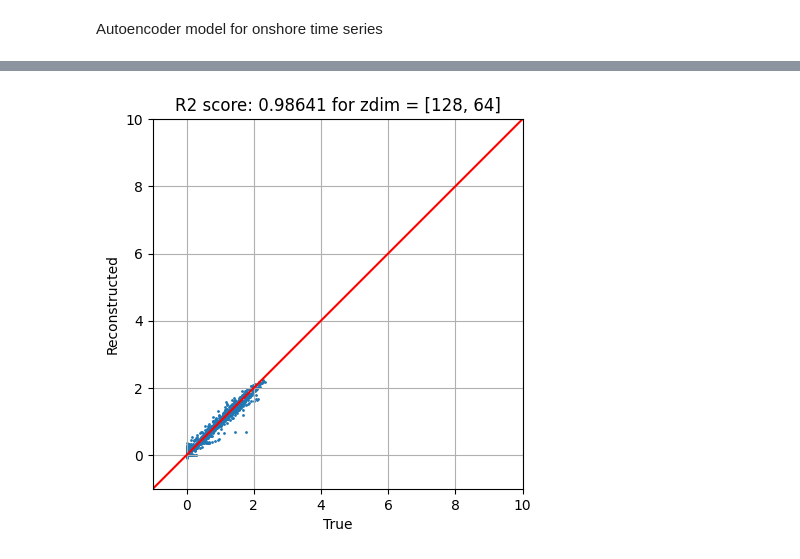
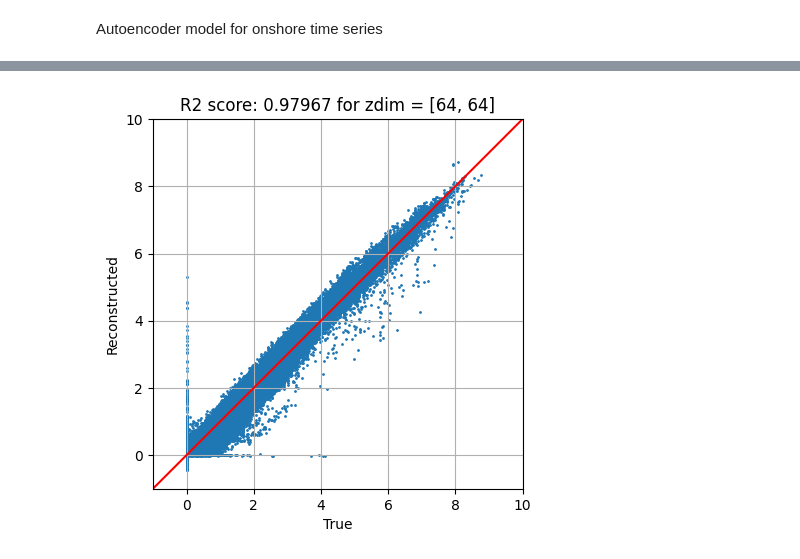
Before and after one commit to naveenragur/ML4SicilyTsunami, a Jupyter notebook: scripts/workflow_onshoreCT.ipynb, the cells around one changed output, grey strips where cells are left out. Cells and saved outputs as stored; diff of their text form; code cells hidden in the pictures.

```diff
--- a/scripts/workflow_onshoreCT.ipynb
+++ b/scripts/workflow_onshoreCT.ipynb
@@ -497,5 +491,6 @@ NoFold,epoch:3381,training loss: 0.00215,val loss: 0.06841,test loss: 0.52212
 # %%
-model = torch.load(f"./../model/{reg}/out/model_onshore_zdim_[128, 64]_epoch_600.pt")
+zlist = [64,64]
+model = torch.load(f"./../model/{reg}/out/model_onshore_zdim_{zlist}_epoch_8600.pt")
 #read model from file for testing
 # %%
 summary(model,(xy,))
@@ -553,0 +579,8 @@ test loss: 0.00191
+# %%
+#93,200,139,267,314
+eve_no = 314
+eve = test_ids[eve_no]
+#count number of grids with max height > 0.5
+test_05 = np.count_nonzero(test_data[eve_no, :] > 0.05)
+recon_05 = np.count_nonzero(predic[eve_no, :] > 0.05)
+print(f"test_05: {test_05}, recon_05: {recon_05}")
@@ -554,22 +589,14 @@ test loss: 0.00191
 # %%
-eve_no = 32
 # Plot results max depth and error for one event with basemap around sicily
-
 #grid map
 error2fill = np.zeros(d_array.shape[1:])
 depth2fill = np.zeros(d_array.shape[1:])
 
-print(min(predic[eve_no,:]))
+print(min(predic[eve_no,:]),max(predic[eve_no,:]))
 
-#fill only first 50k non zero grids with the depth and error
 zero_mask = np.load('../data/processed/CT_zero_mask.npy')
-non_zero_mask=~zero_mask
-print(np.count_nonzero(non_zero_mask))
-idx = np.flatnonzero(non_zero_mask)[50000:]
-non_zero_mask.flat[idx] = False
-
-error2fill[non_zero_mask] = test_data[eve_no, :] - predic[eve_no, :]
-depth2fill[non_zero_mask] = predic[eve_no,:]
+error2fill[~zero_mask] = test_data[eve_no, :] - predic[eve_no, :]
+depth2fill[~zero_mask] = predic[eve_no,:]
 
 plt.scatter(test_data[eve_no,:], predic[eve_no,:], s=1)
 plt.title(f"R2 score: {r2_score(test_data[eve_no,:], predic[eve_no,:]):.5f} for zdim = {zlist}")
@@ -581,11 +608,6 @@ plt.grid()
 plt.xlabel('True')
 plt.ylabel('Reconstructed')
 plt.show()
-
-all_ids = np.loadtxt('../data/events/shuffled_events.txt', dtype='str',skiprows=0)
-test_ids = all_ids[int(len(all_ids)*0.65):]
-eve_info = pd.read_csv('../data/info/about_alleve1212_PS.txt', sep='\t')
-eve = test_ids[eve_no]
 
 sim_dir = '../data/simu/PS_manning003/'
 # Load the points file
@@ -601,7 +623,7 @@ ds_grids_SR = xr.open_dataset(os.path.join(sim_dir,eve,'SR_flowdepth.nc')) #grid
 
 # Create a Folium map centered on the data's extent
 m = folium.Map(location=[np.mean(lat_pts),np.mean(lon_pts)], zoom_start=10)
-m = folium.Map(location=[37,15.3], zoom_start=12)
+m = folium.Map(location=[37.404,15.08], zoom_start=11)
 # Basemaps
 folium.TileLayer(tiles = 'https://server.arcgisonline.com/ArcGIS/rest/services/World_Imagery/MapServer/tile/{z}/{y}/{x}',
         attr = 'Esri',
@@ -646,20 +668,6 @@ df_ts = pd.DataFrame({'lat':ds_ts.latitude.values.astype(float),
 
 # Add grid netcdfs
 # #CATANIA
-# data2plot = ds_grids_CT#.isel(time=0)
-# data = np.flipud(data2plot.z.values.astype(float))
-
-# lon,lat = np.meshgrid(data2plot.lon.values.astype(float),
-#                       data2plot.lat.values.astype(float))
-
-# ext = [[lat.min(),lon.min()],
-#          [lat.max(),lon.max()]]
-# cm_function = matplotlib.cm.get_cmap('coolwarm', 5)
-# norm = (data - np.nanmin(data)) / (np.nanmax(data) - np.nanmin(data))
-
-# folium.raster_layers.ImageOverlay(cm_function(norm),ext,opacity=0.5).add_to(fg_gridnc_CT)
-
- #SIRACUSA
 data2plot = ds_grids_CT#.isel(time=0)
 data = np.flipud(data2plot.z.values.astype(float))
 # data[data <= 0.1] = np.nan
@@ -669,9 +677,6 @@ lon,lat = np.meshgrid(data2plot.lon.values.astype(float),
 ext = [[lat.min(),lon.min()],
          [lat.max(),lon.max()]]
 
-# norm = (data - np.nanmin(data)) / (np.nanmax(data) - np.nanmin(data))
-
-
 #plot depth and error
 error2fill = np.flipud(error2fill)
 depth2fill = np.flipud(depth2fill)
@@ -679,13 +684,34 @@ depth2fill = np.flipud(depth2fill)
 #set 0 values to nan
 # error2fill[depth2fill <= 0.1] = np.nan
 # depth2fill[depth2fill <= 0.1] = np.nan
-# normd = (depth2fill - np.nanmin(depth2fill)) / (np.nanmax(depth2fill) - np.nanmin(depth2fill))
+
+
+#map depth values interval_split to link colors
+dmap = matplotlib.colors.ListedColormap(["red","orange","white","yellow","green", "blue","black"])
+depth_split = [-99, 0.05, 0.1, 1,2, 5, 99]
+normd = matplotlib.colors.BoundaryNorm(depth_split, dmap.N)
+depth2fill = normd(depth2fill)
+norm_data = normd(data)
+folium.raster_layers.ImageOverlay(dmap(norm_data),ext,opacity=0.8,interactive=True).add_to(fg_gridnc_CT)
+folium.raster_layers.ImageOverlay(dmap(depth2fill),ext,opacity=0.8,interactive=True).add_to(fg_gridnc_ML_d)
 
 #map error values interval_split to link colors
 cmap = matplotlib.colors.ListedColormap(["red","orange","yellow","white" ,"green", "blue","black"])
 interval_split = [-99,-2,-0.5, -0.1, 0.1, .5, 2, 99]
 norme = matplotlib.colors.BoundaryNorm(interval_split, cmap.N)
 error2fill = norme(error2fill)
+folium.raster_layers.ImageOverlay(cmap(error2fill),ext,opacity=0.8,interactive=True).add_to(fg_gridnc_ML_e)
+
+ #SIRACUSA
+data2plot = ds_grids_SR#.isel(time=0)
+data = np.flipud(data2plot.z.values.astype(float))
+data[data <= 0.1] = np.nan
+lon,lat = np.meshgrid(data2plot.lon.values.astype(float),
+                      data2plot.lat.values.astype(float))
+
+ext = [[lat.min(),lon.min()],
+         [lat.max(),lon.max()]]
+
 
 #map depth values interval_split to link colors
 dmap = matplotlib.colors.ListedColormap(["red","orange","white","yellow","green", "blue","black"])
@@ -693,15 +719,7 @@ depth_split = [-99, 0.05, 0.1, 1,2, 5, 99]
 normd = matplotlib.colors.BoundaryNorm(depth_split, dmap.N)
 depth2fill = normd(depth2fill)
 norm = normd(data)
-folium.raster_layers.ImageOverlay(dmap(norm),ext,opacity=0.8,interactive=True).add_to(fg_gridnc_CT)
-folium.raster_layers.ImageOverlay(cmap(error2fill),ext,opacity=0.8,interactive=True).add_to(fg_gridnc_ML_e)
-folium.raster_layers.ImageOverlay(dmap(depth2fill),ext,opacity=0.8,interactive=True).add_to(fg_gridnc_ML_d)
-# #save matplotlib colormap and as FloatImage to map
-# fig,ax = plt.subplots(figsize=(2,3))
-# plt.colorbar(plt.pcolormesh(grid2fill,cmap=cmap),ax=ax)
-# ax.remove()
-# plt.savefig('./../resources/gis/html/colormap.png',bbox_inches='tight')
-# folium.plugins.FloatImage('./../resources/gis/html/colormap.png', bottom=1, left=1).add_to(m)
+folium.raster_layers.ImageOverlay(dmap(norm),ext,opacity=0.8,interactive=True).add_to(fg_gridnc_SR)
 
 # Add a layer control to turn on/off the feature groups
 folium.LayerControl().add_to(m)
@@ -717 +734 @@ m
-[figure, old version]
+[figure, new version]
```
Also changed, not shown: parts of 9 cells of this notebook, 8 other files.
